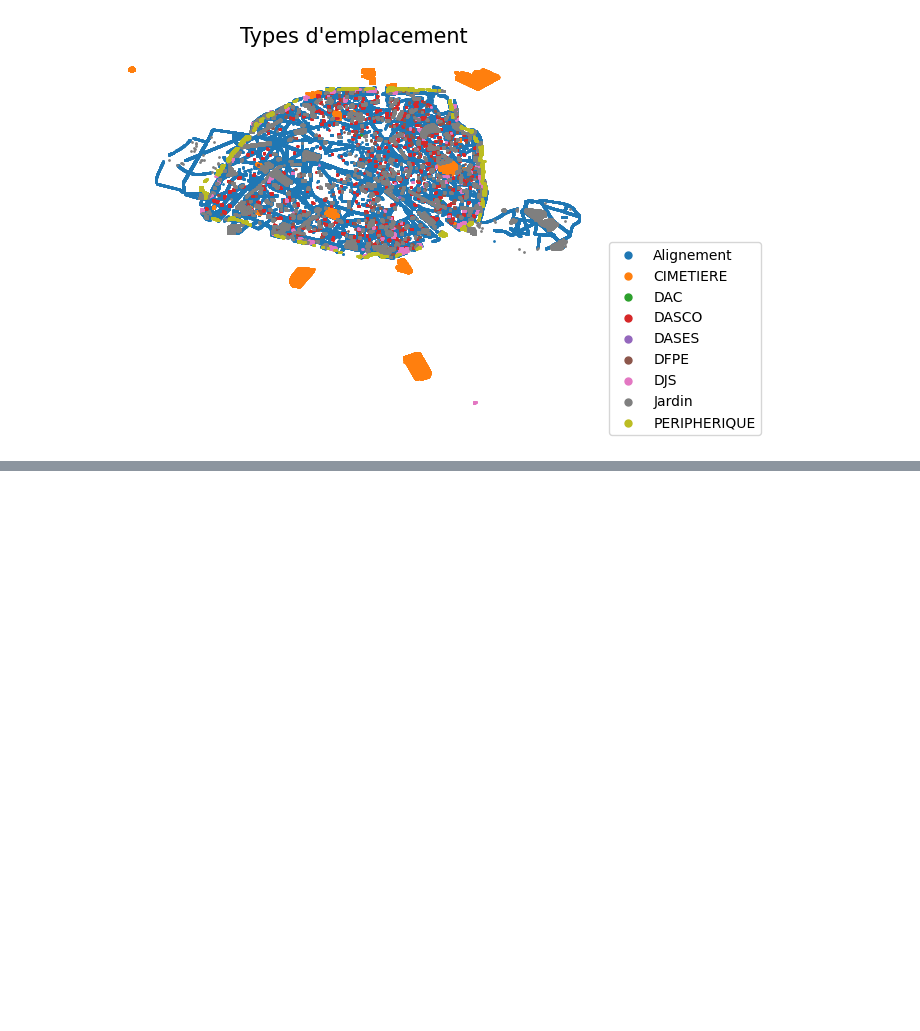
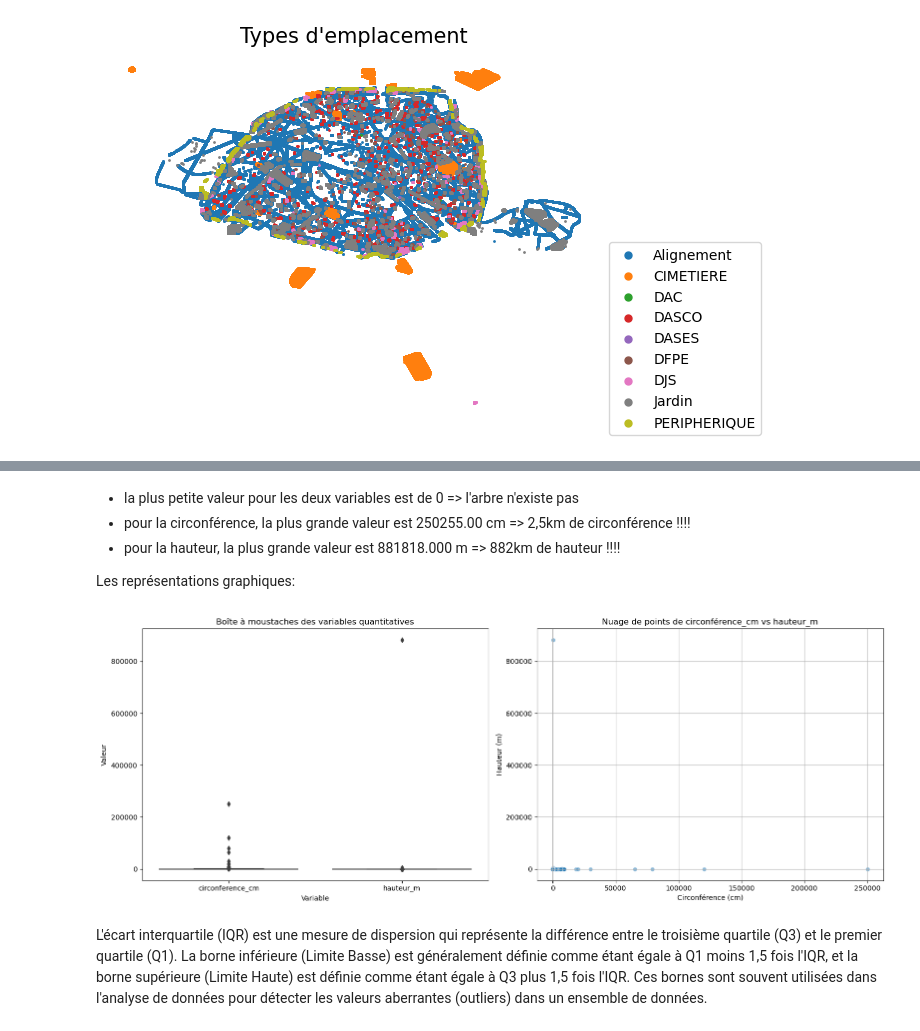
Before and after one commit to Aimen-prog/paris-trees, a Jupyter notebook: data4good.ipynb, the cells around one changed output, grey strips where cells are left out. Cells and saved outputs as stored; diff of their text form; code cells hidden in the pictures; blank space fills up the shorter version.

Commit message:
analysis /exluding outliers

```diff
--- a/data4good.ipynb
+++ b/data4good.ipynb
@@ -140,0 +206,3 @@ plot_type_emplacement(trees_df)
+# %%
+qt_variables = ["circonference_cm","hauteur_m"]
+round(trees_df[qt_variables].describe(), 3)
@@ -140,0 +219,29 @@ plot_type_emplacement(trees_df)
+# %% [markdown]
+- la plus petite valeur pour les deux variables est de 0 => l'arbre n'existe pas
+- pour la circonférence, la plus grande valeur est 250255.00 cm => 2,5km de circonférence !!!!
+- pour la hauteur, la plus grande valeur est 881818.000 m => 882km de hauteur !!!!
+
+Les représentations graphiques:
+# %%
+# create a figure with two subplots
+fig, axes = plt.subplots(1, 2, figsize=(16, 6))
+
+# plot boxplot of the 2 quantitative variables
+sns.boxplot(data=trees_df[qt_variables], ax=axes[0])
+axes[0].set_title('Boîte à moustaches (boxplot) des variables quantitatives')
+axes[0].set_xlabel('Variable')
+axes[0].set_ylabel('Valeur')
+
+# plot scatter plot between the 2 quantitative variables
+sns.scatterplot(data=trees_df, x='circonference_cm', y='hauteur_m', alpha=0.5, ax=axes[1])
+axes[1].set_title('Nuage de points de circonférence_cm vs hauteur_m')
+axes[1].set_xlabel('Circonférence (cm)')
+axes[1].set_ylabel('Hauteur (m)')
+axes[1].grid(True)
+plt.tight_layout()
+plt.show()
+# %% [output]
+[figure, added]
+# %% [markdown]
+
+ L'écart interquartile (IQR) est une mesure de dispersion qui représente la différence entre le troisième quartile (Q3) et le premier quartile (Q1). La borne inférieure (Limite Basse) est généralement définie comme étant égale à Q1 moins 1,5 fois l'IQR, et la borne supérieure (Limite Haute) est définie comme étant égale à Q3 plus 1,5 fois l'IQR. Ces bornes sont souvent utilisées dans l'analyse de données pour détecter les valeurs aberrantes (outliers) dans un ensemble de données.
```
Also changed, not shown: parts of 13 cells of this notebook.
